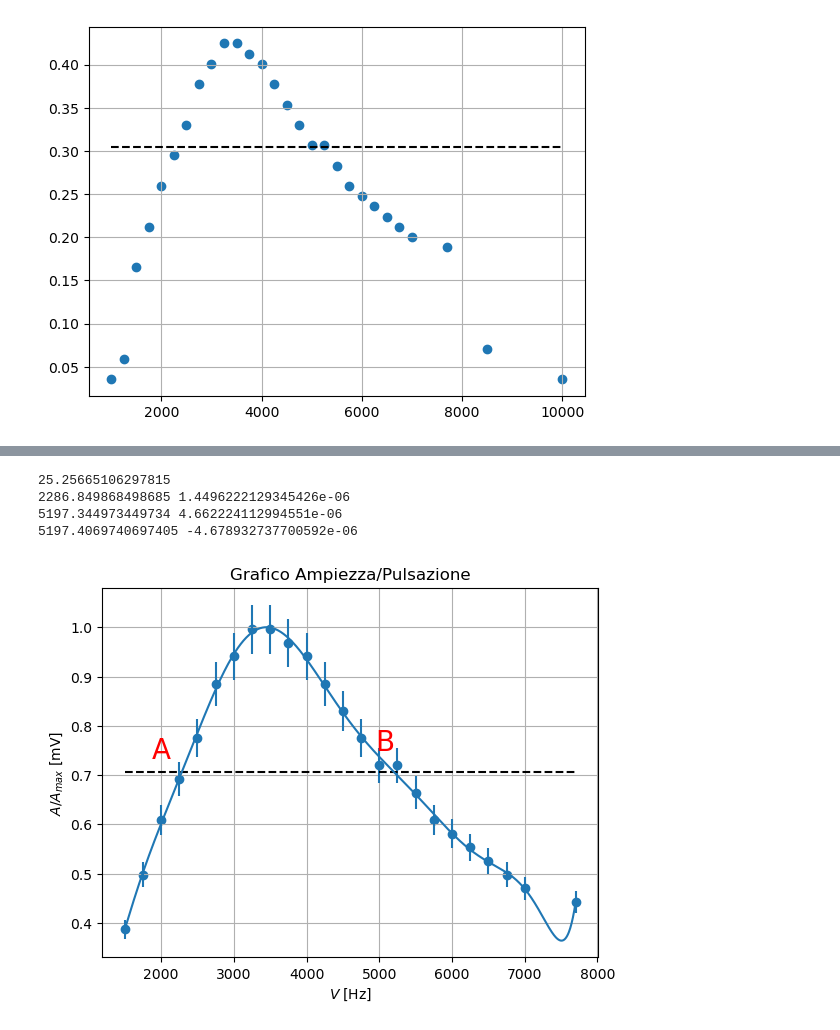
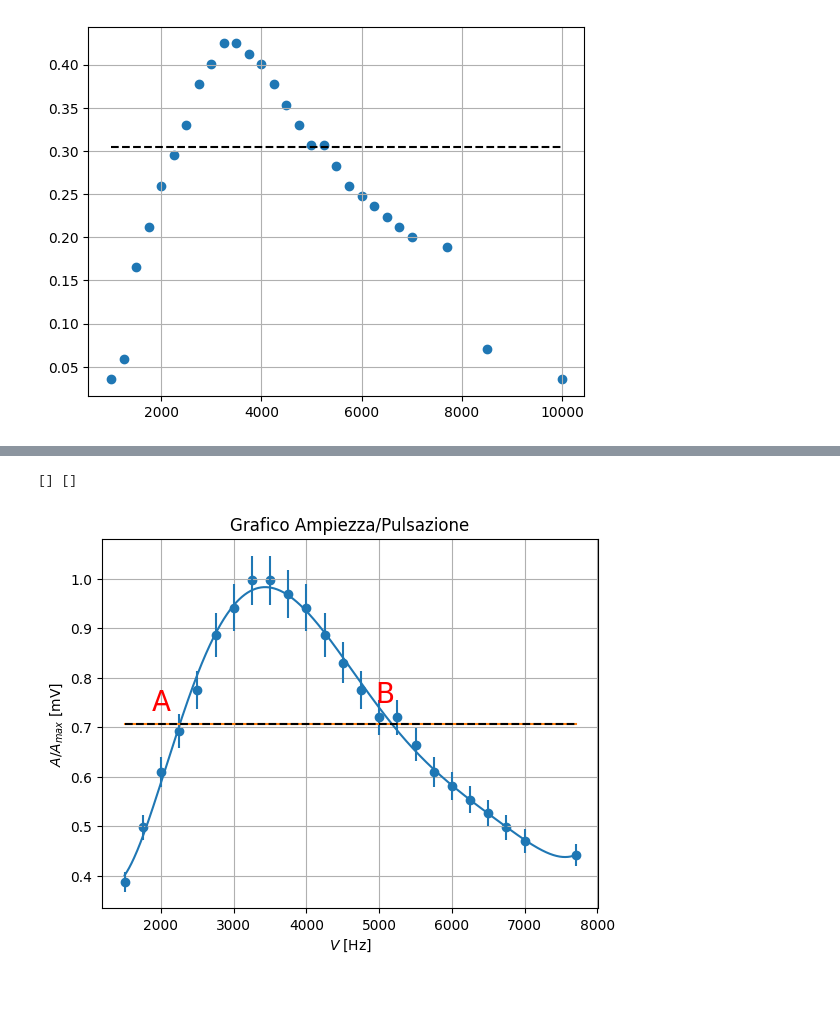
Before and after one commit to Holeryn/lab2scripts, a Jupyter notebook: 4esperienza(1).ipynb, the cells around one changed output, grey strips where cells are left out. Cells and saved outputs as stored; diff of their text form; code cells hidden in the pictures; blank space fills up the shorter version.

```diff
--- a/4esperienza(1).ipynb
+++ b/4esperienza(1).ipynb
@@ -139,6 +142,7 @@ plt.show
 # %%
-A_5 = np.array ([2560.0, 2720.0, 2880.0, 2880.0, 2800.0, 2720.0, 2560.0])/2
 NU_5 = np.array([2750.0, 3000.0, 3250.0, 3500.0, 3750.0, 4000.0, 4250.0])
+A_5 = np.array ([2560.0, 2720.0, 2880.0, 2880.0, 2800.0, 2720.0, 2560.0])
+A_5 = A_5/2
 
 plt.scatter(NU_5, A_5)
 plt.title('Grafico infittito Ampiezza/Pulsazione')
@@ -151,17 +155,13 @@ err_A_5= (A_5/20)
 def func(x, c, b, a):
     return c*(x*x) + b*x + a
 
-params,cov_matrix = curve_fit(func,NU_5,A_5,min(A_5),max(A_5))
-[c,b,a] = params
+Xfit,Yfit,c,b,a,cov_matrix = tiam.fit_curve(NU_5,A_5,func,min(NU_5),max(NU_5))
 print(c,b,a,err_A_5)
 print(cov_matrix)
 
 plt.errorbar(NU_5, A_5, xerr=0, yerr=err_A_5, fmt= 'none')
 
-X = np.linspace(2750,4250,100)
-Y = c*(X*X)+b*X+a
-
-plt.plot(X,Y)
+plt.plot(Xfit,Yfit)
 
 plt.savefig('CampFitAnalisi', dpi=125)
 plt.show
@@ -187,54 +194,35 @@ plt.annotate(
 indice_punto = 15
 plt.annotate(
     'B',
     (NU_2[15], A_2[15]),
     textcoords="offset points",
     fontsize=20,
     xytext=(-16, 11),
     color='red'
 )
 
 
 plt.errorbar(NU_2, A_2, xerr=0, yerr=err_A_2, fmt= 'none')
 
 datix = np.linspace(1500, 7700, 100)
 datiy = np.zeros(100)
 
-
-
 for i in range(100):
     datiy[i] = 1/np.sqrt(2)
 
-
+Xfit,Yfit = tiam.fit_polinomiale(NU_2,A_2,6)
+valori,differenze = tiam.find_roots(NU_2,A_2,datix,datiy,min(NU_2),max(NU_2))
+print(valori,differenze)
 
 plt.plot(datix, datiy, 'k--')
 plt.scatter((NU_2), A_2)
 plt.title('Grafico Ampiezza/Pulsazione')
 plt.xlabel(r'$V$ [Hz]')
 plt.ylabel(r'$A/A_{max}$ [mV]')
-
-z = np.polyfit((NU_2), A_2,10)
-p = np.poly1d(z)
-
-
-X = np.linspace(1500, 7700, 1000)
-Y = p(X)
-plt.plot(X,Y)
-
-print(p(1/np.sqrt(2)))
-
-RICERCA = np.linspace(1500, 7700, 100000)
-for x in RICERCA:
-    if np.abs(p(x) - 1/np.sqrt(2)) <= 0.00001:
-        print(x,p(x) - 1/np.sqrt(2))
-
 plt.grid()
 
 plt.savefig('CampConclusioni', dpi=125)
 plt.show()
 # %% [output]
-25.25665106297815
-2286.849868498685 1.4496222129345426e-06
-5197.344973449734 4.662224112994551e-06
-5197.4069740697405 -4.678932737700592e-06
+[] []
-[figure, old version]
+[figure, new version]
```
Also changed, not shown: parts of 5 cells of this notebook, 9 other files.
